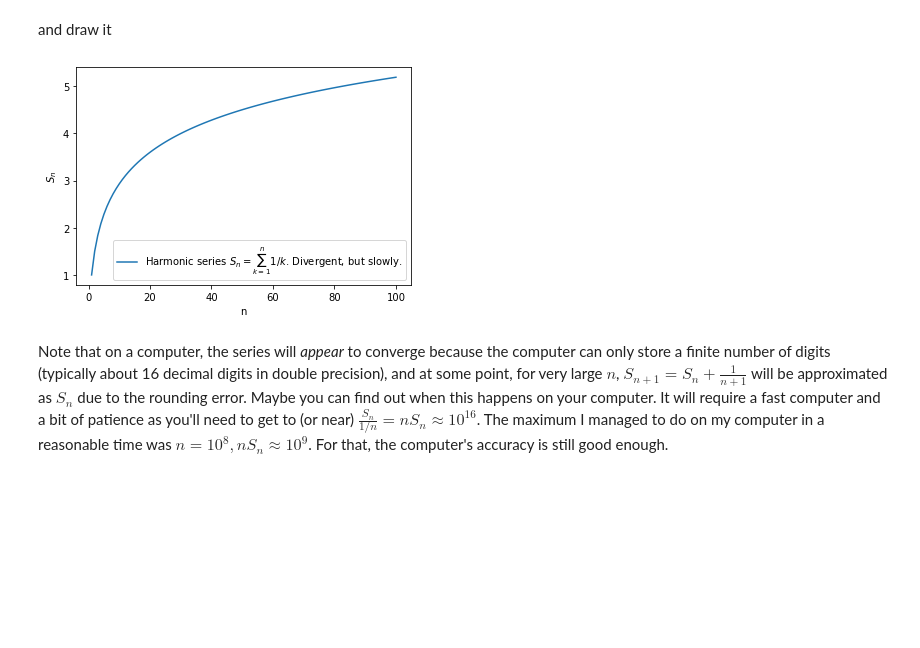
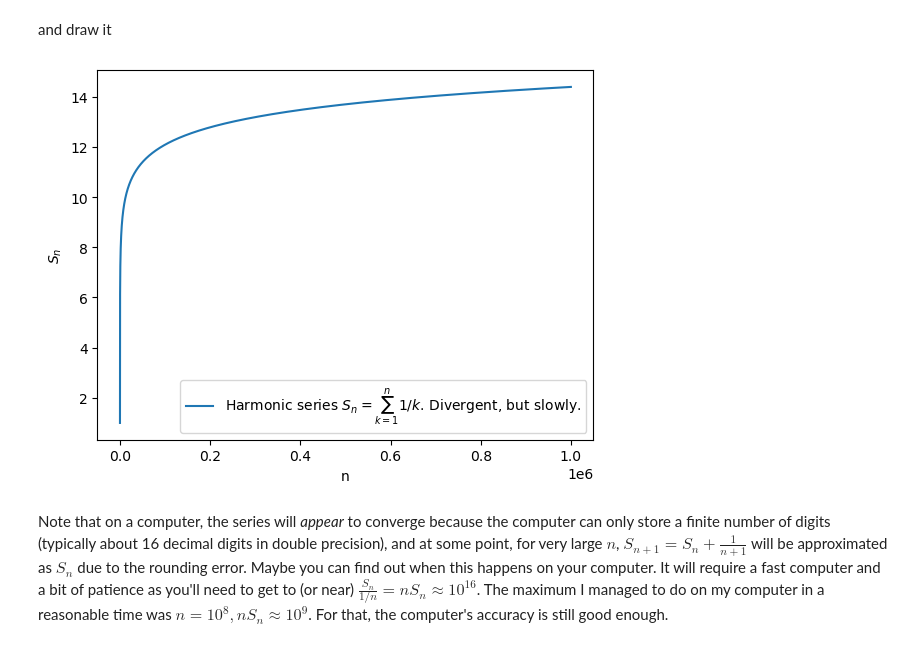
Before and after one commit to JonasRademacker/JupyterNotebooksForTeachingMath, a Jupyter notebook: Sequences and Series.ipynb, the cells around one changed output. Saved outputs shown, nothing was run; the diff lists cells and outputs as text; code cells hidden in the pictures; blank space fills up the shorter version.

```diff
--- a/Sequences and Series.ipynb
+++ b/Sequences and Series.ipynb
@@ -222,17 +222,17 @@ class harmonicSeries:
 # %% [markdown]
 Let's create an instance of it (and one for the limit)
 # %%
-n=100
+n=1000000
 harmonicArray = harmonicSeries(n)
 # %% [markdown]
 and draw it
 # %%
 draw(harmonicArray
-     , label="Harmonic series $S_n = \sum_{k=1}^n 1/k$. Divergent, but slowly."
+     , label="Harmonic series $S_n = \\sum_{k=1}^n 1/k$. Divergent, but slowly."
      , labelposition="lower right")
 plt.show()
 # %% [output]
-[figure, old version]
+[figure, new version]
 # %% [markdown]
 Note that on a computer, the series will *appear* to converge because the computer can only store a finite number of digits (typically about 16 decimal digits in double precision), and at some point, for very large $n$, $S_{n+1} = S_{n} + \frac{1}{n+1}$ will be approximated as $S_n$ due to the rounding error. Maybe you can find out when this happens on your computer. It will require a fast computer and a bit of patience as you'll need to get to (or near) $\frac{S_n}{1/n} = n S_n \approx 10^{16}$. The maximum I managed to do on my computer in a reasonable time was $n=10^8, nS_n\approx 10^9$. For that, the computer's accuracy is still good enough.
 # %% [markdown]
```
Also changed, not shown: parts of 10 cells of this notebook.
